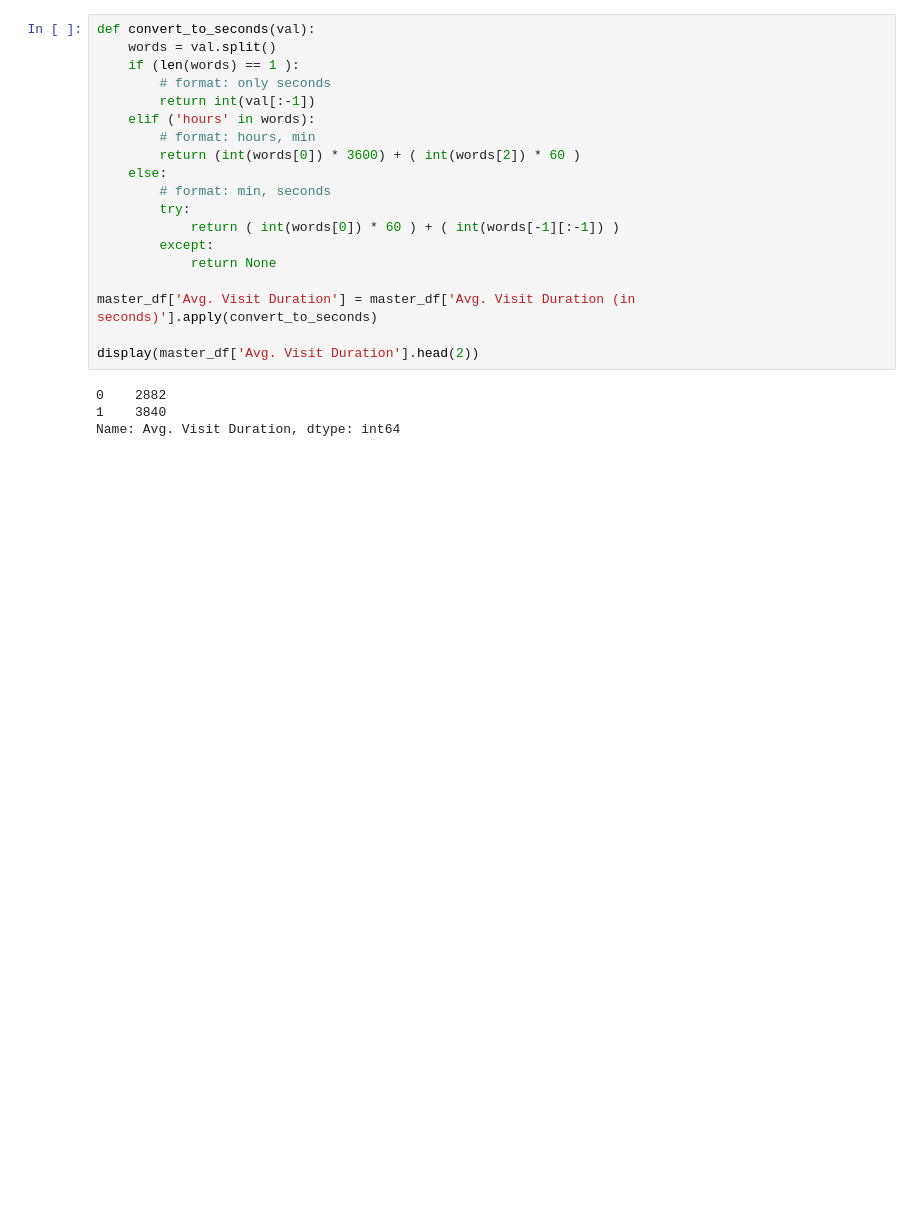
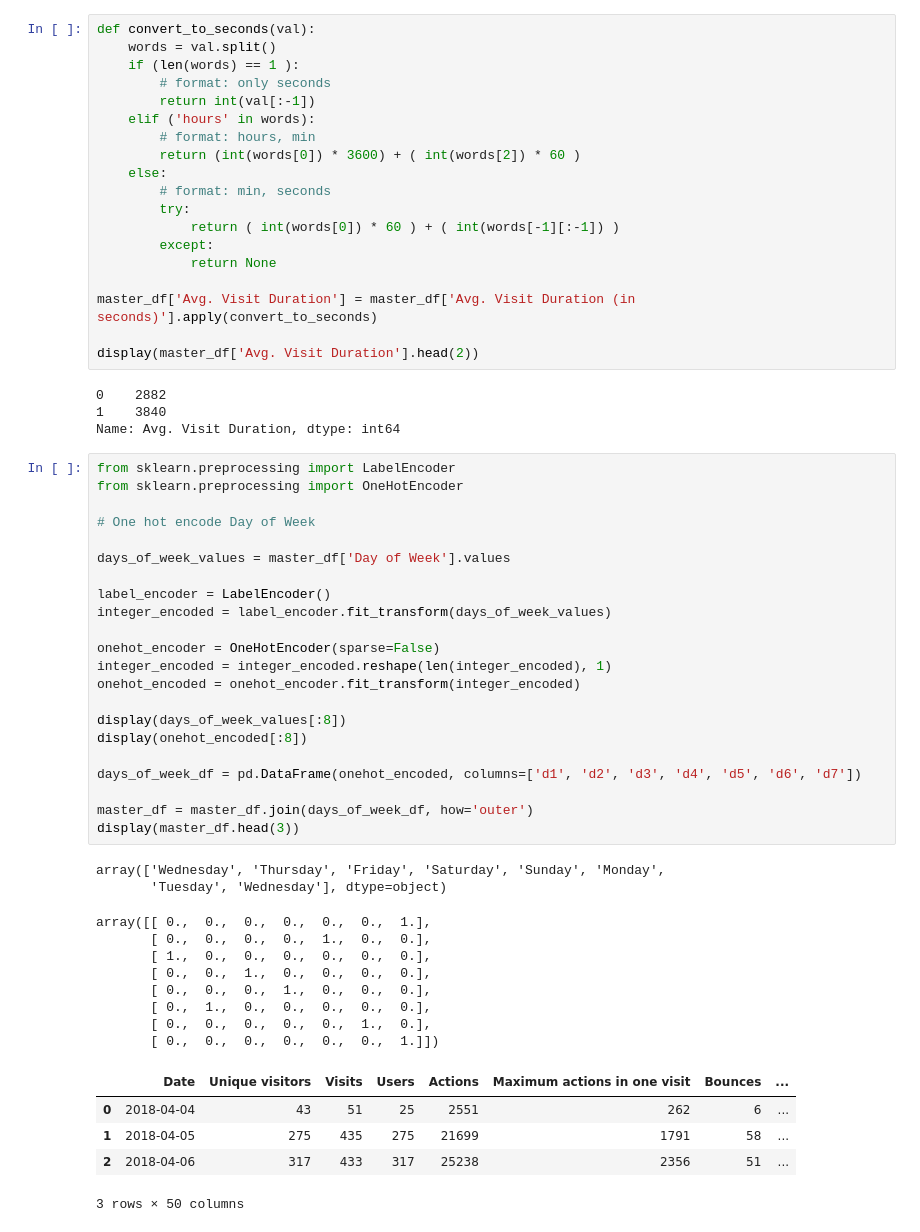
Before and after one commit to shoyasaxa/Predict-Traffic, a Jupyter notebook: Predict Traffic.ipynb, the cells around one changed output. Drawn from its saved outputs; the diff is of its cells as text; blank space fills up the shorter version.

```diff
--- a/Predict Traffic.ipynb
+++ b/Predict Traffic.ipynb
@@ -30,3 +59,41 @@ display(master_df['Avg. Visit Duration'].head(2))
 0    2882
 1    3840
 Name: Avg. Visit Duration, dtype: int64
+# %%
+from sklearn.preprocessing import LabelEncoder
+from sklearn.preprocessing import OneHotEncoder
+
+# One hot encode Day of Week
+
+days_of_week_values = master_df['Day of Week'].values
+
+label_encoder = LabelEncoder()
+integer_encoded = label_encoder.fit_transform(days_of_week_values)
+
+onehot_encoder = OneHotEncoder(sparse=False)
+integer_encoded = integer_encoded.reshape(len(integer_encoded), 1)
+onehot_encoded = onehot_encoder.fit_transform(integer_encoded)
+
+display(days_of_week_values[:8])
+display(onehot_encoded[:8])
+
+days_of_week_df = pd.DataFrame(onehot_encoded, columns=['d1', 'd2', 'd3', 'd4', 'd5', 'd6', 'd7'])
+
+master_df = master_df.join(days_of_week_df, how='outer')
+display(master_df.head(3))
+# %% [output]
+array(['Wednesday', 'Thursday', 'Friday', 'Saturday', 'Sunday', 'Monday',
+       'Tuesday', 'Wednesday'], dtype=object)
+array([[ 0.,  0.,  0.,  0.,  0.,  0.,  1.],
+       [ 0.,  0.,  0.,  0.,  1.,  0.,  0.],
+       [ 1.,  0.,  0.,  0.,  0.,  0.,  0.],
+       [ 0.,  0.,  1.,  0.,  0.,  0.,  0.],
+       [ 0.,  0.,  0.,  1.,  0.,  0.,  0.],
+       [ 0.,  1.,  0.,  0.,  0.,  0.,  0.],
+       [ 0.,  0.,  0.,  0.,  0.,  1.,  0.],
+       [ 0.,  0.,  0.,  0.,  0.,  0.,  1.]])
+|  | Date | Unique visitors | Visits | Users | Actions | Maximum actions in one visit | Bounces | ... |
+| 0 | 2018-04-04 | 43 | 51 | 25 | 2551 | 262 | 6 | ... |
+| 1 | 2018-04-05 | 275 | 435 | 275 | 21699 | 1791 | 58 | ... |
+| 2 | 2018-04-06 | 317 | 433 | 317 | 25238 | 2356 | 51 | ... |
+3 rows × 50 columns
```
Also changed, not shown: parts of 9 cells of this notebook, 1 other file.
